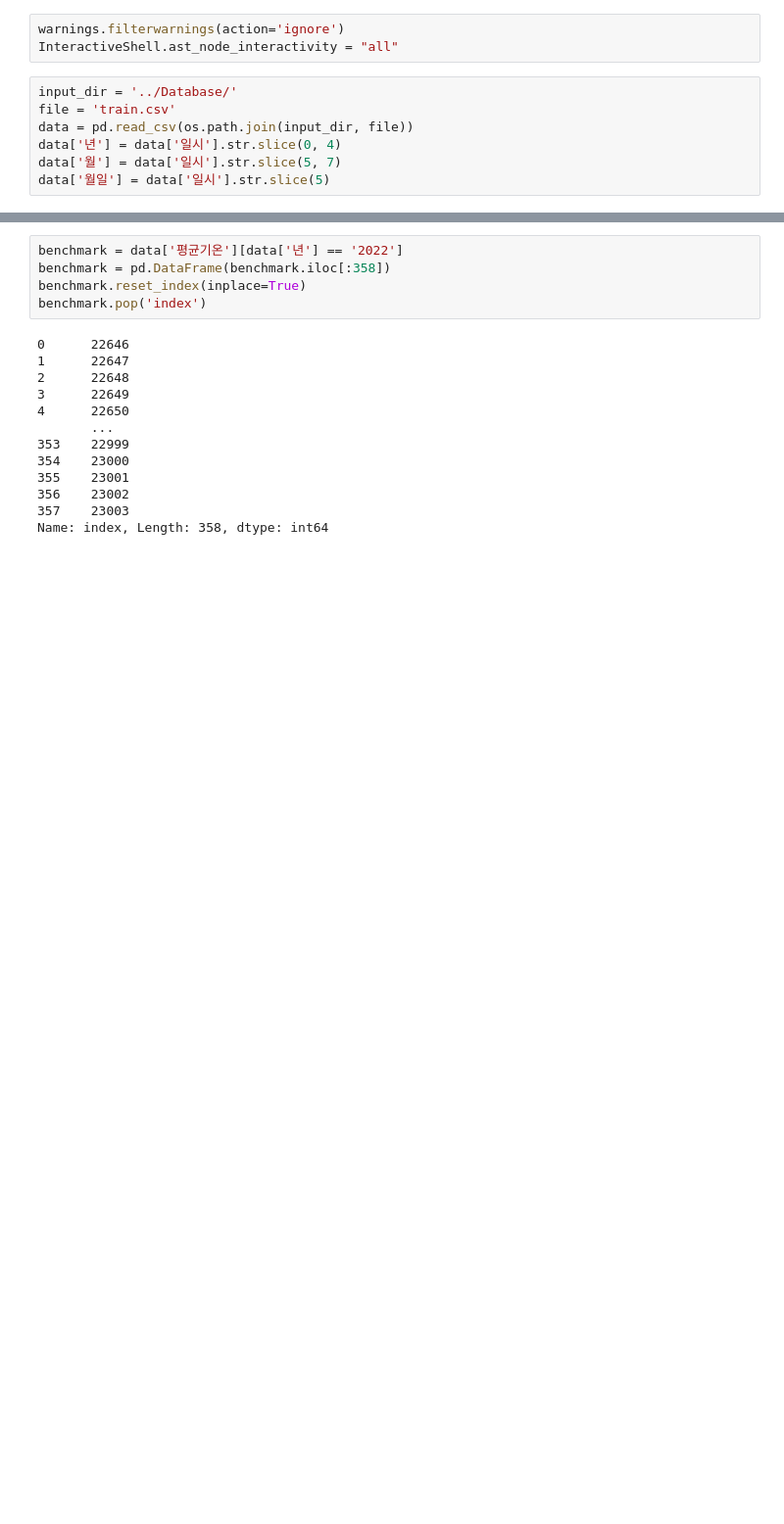
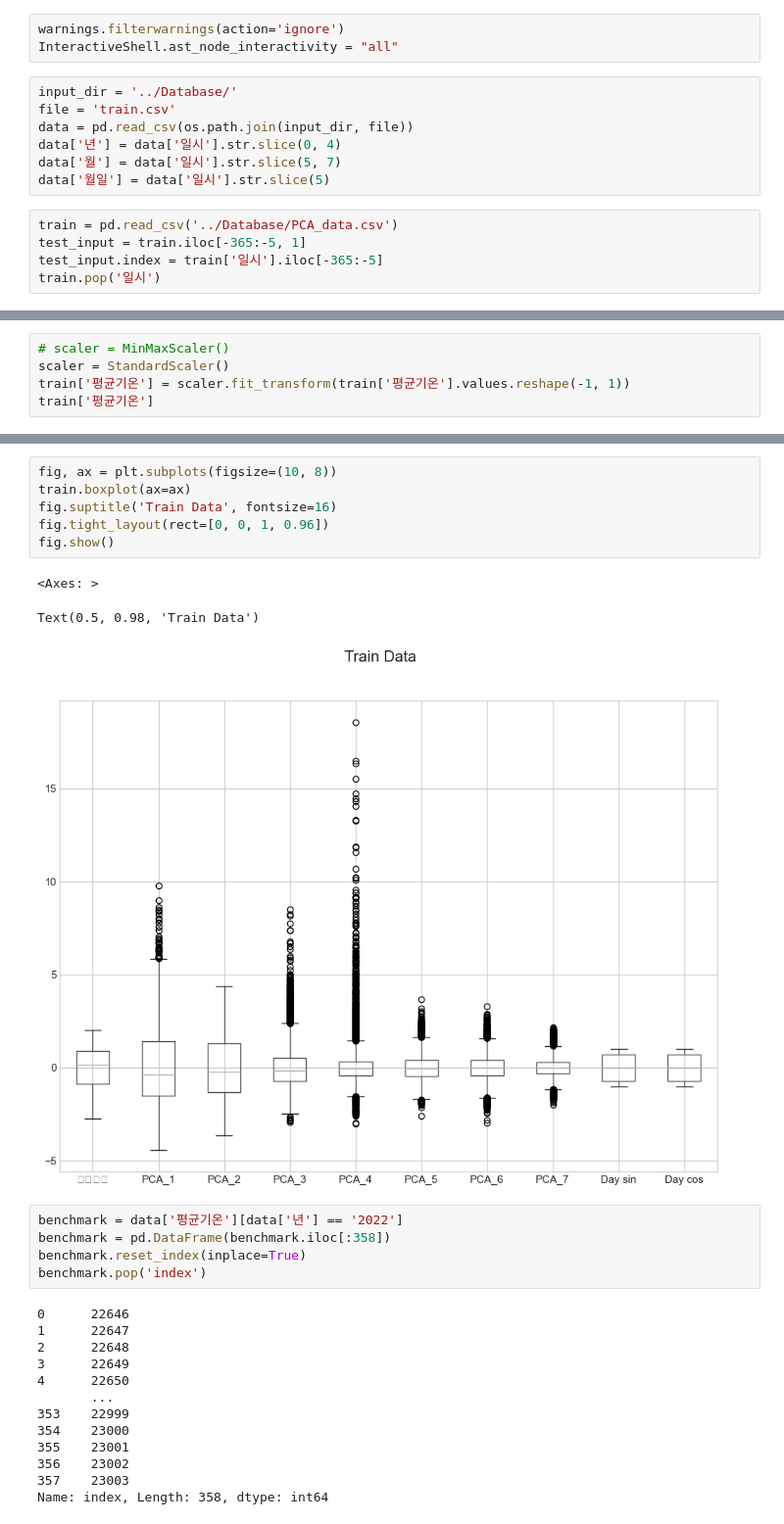
Before and after one commit to kimjuhwan1234/Bigdata_Analysis, a Jupyter notebook: Codes/EDA.ipynb, the cells around one changed output, grey strips where cells are left out. Shown at 98% size. Drawn from its saved outputs; the diff is of its cells as text; blank space fills up the shorter version.

```diff
--- a/Codes/EDA.ipynb
+++ b/Codes/EDA.ipynb
@@ -16,3 +17,8 @@ data = pd.read_csv(os.path.join(input_dir, file))
 data['년'] = data['일시'].str.slice(0, 4)
 data['월'] = data['일시'].str.slice(5, 7)
 data['월일'] = data['일시'].str.slice(5)
+# %%
+train = pd.read_csv('../Database/PCA_data.csv')
+test_input = train.iloc[-365:-5, 1]
+test_input.index = train['일시'].iloc[-365:-5]
+train.pop('일시')
@@ -18,0 +38,5 @@ data['월일'] = data['일시'].str.slice(5)
+# %%
+# scaler = MinMaxScaler()
+scaler = StandardScaler()
+train['평균기온'] = scaler.fit_transform(train['평균기온'].values.reshape(-1, 1))
+train['평균기온']
@@ -19,3 +56,13 @@ data['월일'] = data['일시'].str.slice(5)
+# %%
+fig, ax = plt.subplots(figsize=(10, 8))
+train.boxplot(ax=ax)
+fig.suptitle('Train Data', fontsize=16)
+fig.tight_layout(rect=[0, 0, 1, 0.96])
+fig.show()
+# %% [output]
+<Axes: >
+Text(0.5, 0.98, 'Train Data')
+[figure, added]
 # %%
 benchmark = data['평균기온'][data['년'] == '2022']
 benchmark = pd.DataFrame(benchmark.iloc[:358])
```
Also changed, not shown: parts of 8 cells of this notebook, 6 other files.
